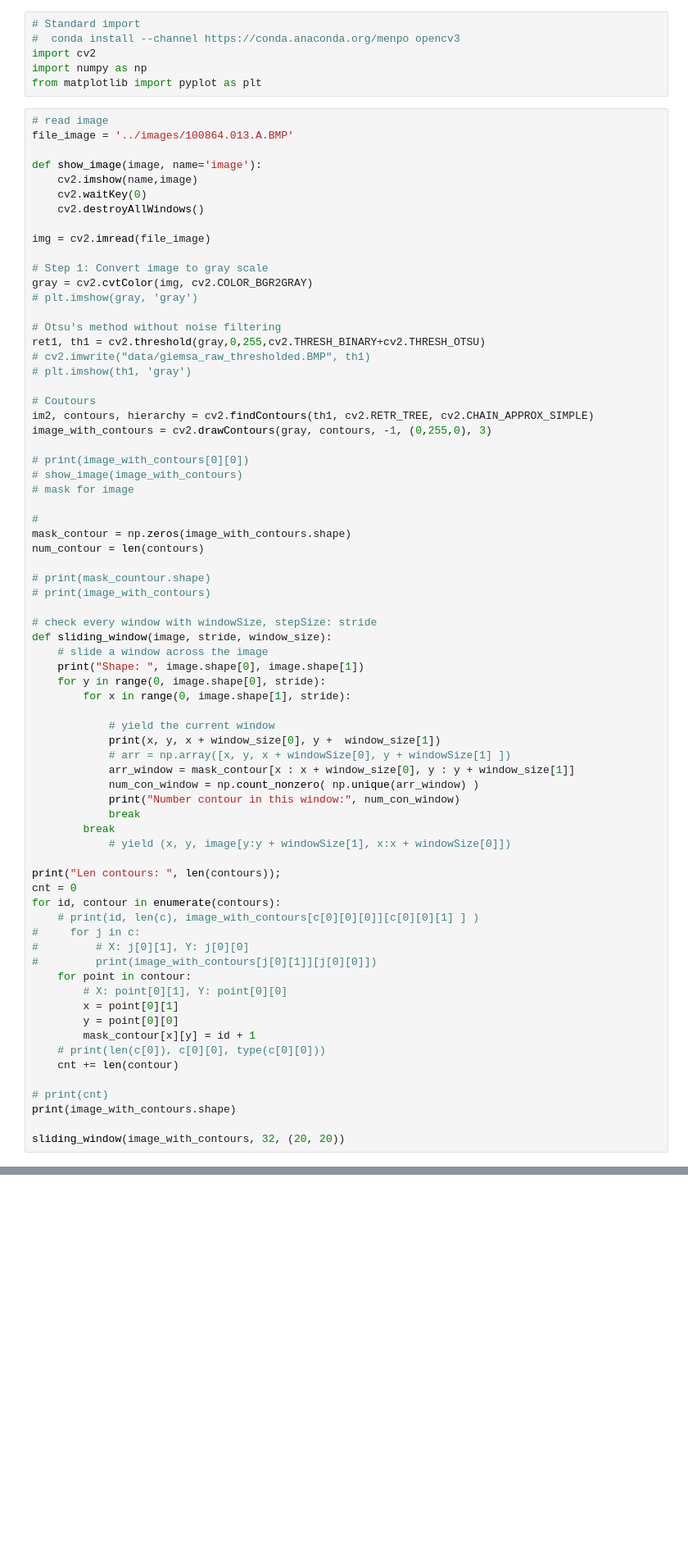
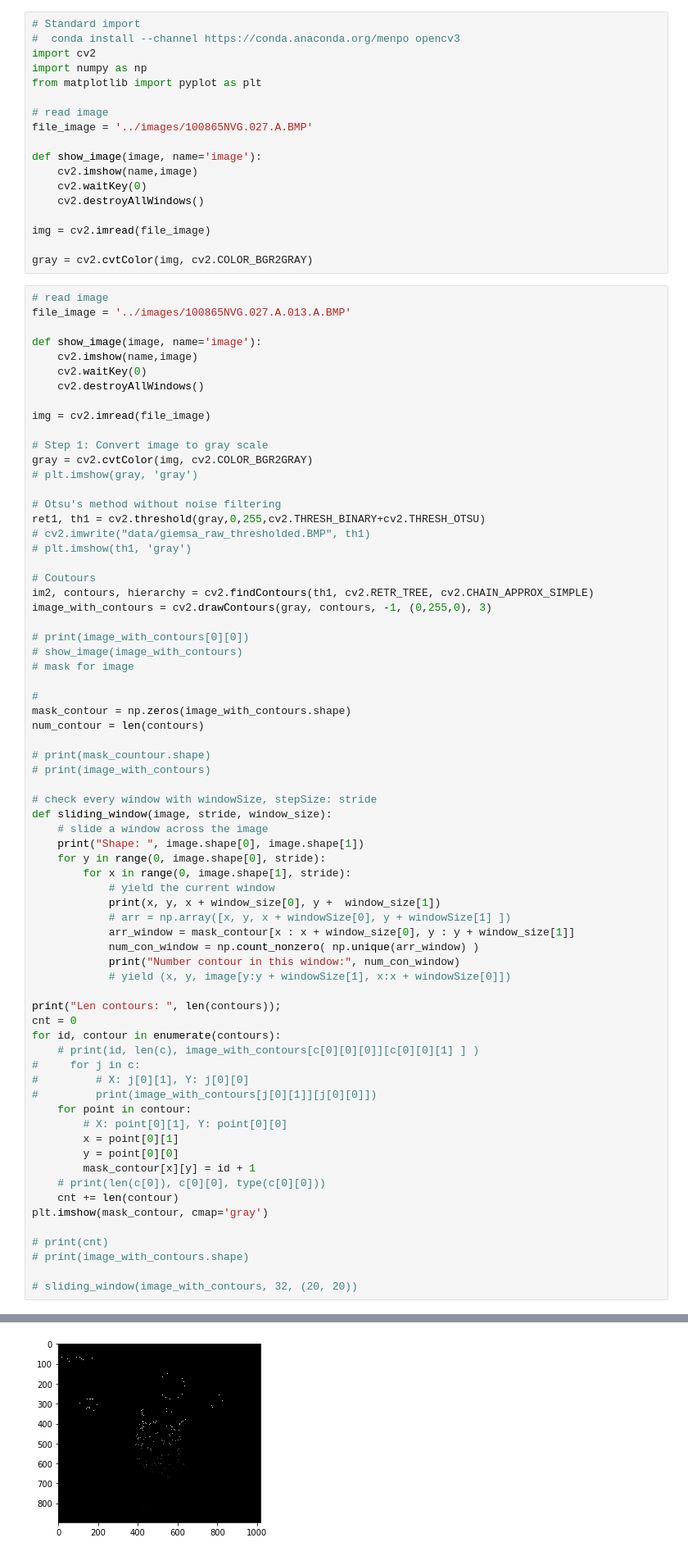
Before and after one commit to tuanvision/Karyotyping, a Jupyter notebook: src/enhance_image_02.ipynb, the cells around one changed output, grey strips where cells are left out. Shown at 82% size. Cells and saved outputs as stored; diff of their text form; blank space fills up the shorter version.

```diff
--- a/src/enhance_image_02.ipynb
+++ b/src/enhance_image_02.ipynb
@@ -4,9 +4,21 @@
 import cv2
 import numpy as np
 from matplotlib import pyplot as plt
+
+# read image
+file_image = '../images/100865NVG.027.A.BMP'
+
+def show_image(image, name='image'):
+    cv2.imshow(name,image)
+    cv2.waitKey(0)
+    cv2.destroyAllWindows()
+
+img = cv2.imread(file_image)
+
+gray = cv2.cvtColor(img, cv2.COLOR_BGR2GRAY)
 # %%
 # read image
-file_image = '../images/100864.013.A.BMP'
+file_image = '../images/100865NVG.027.A.013.A.BMP'
 
 def show_image(image, name='image'):
     cv2.imshow(name,image)
@@ -45,15 +57,12 @@ def sliding_window(image, stride, window_size):
     print("Shape: ", image.shape[0], image.shape[1])
     for y in range(0, image.shape[0], stride):
         for x in range(0, image.shape[1], stride):
-
             # yield the current window
             print(x, y, x + window_size[0], y +  window_size[1])
             # arr = np.array([x, y, x + windowSize[0], y + windowSize[1] ])
             arr_window = mask_contour[x : x + window_size[0], y : y + window_size[1]]
             num_con_window = np.count_nonzero( np.unique(arr_window) )
             print("Number contour in this window:", num_con_window)
-            break
-        break
             # yield (x, y, image[y:y + windowSize[1], x:x + windowSize[0]])
 
 print("Len contours: ", len(contours));
@@ -70,10 +79,11 @@ for id, contour in enumerate(contours):
         mask_contour[x][y] = id + 1
     # print(len(c[0]), c[0][0], type(c[0][0]))
     cnt += len(contour)
+plt.imshow(mask_contour, cmap='gray')
 
 # print(cnt)
-print(image_with_contours.shape)
+# print(image_with_contours.shape)
 
-sliding_window(image_with_contours, 32, (20, 20))
+# sliding_window(image_with_contours, 32, (20, 20))
 # %% [output]
 Len contours:  65
@@ -84,3 +91,4 @@ Number contour in this window: 1
+[figure, added]
 # %%
 # find the bounding rect, min area rect, and min enclosing circle.
 # read and scale down image
```
Also changed, not shown: parts of 2 cells of this notebook, 6 other files.
